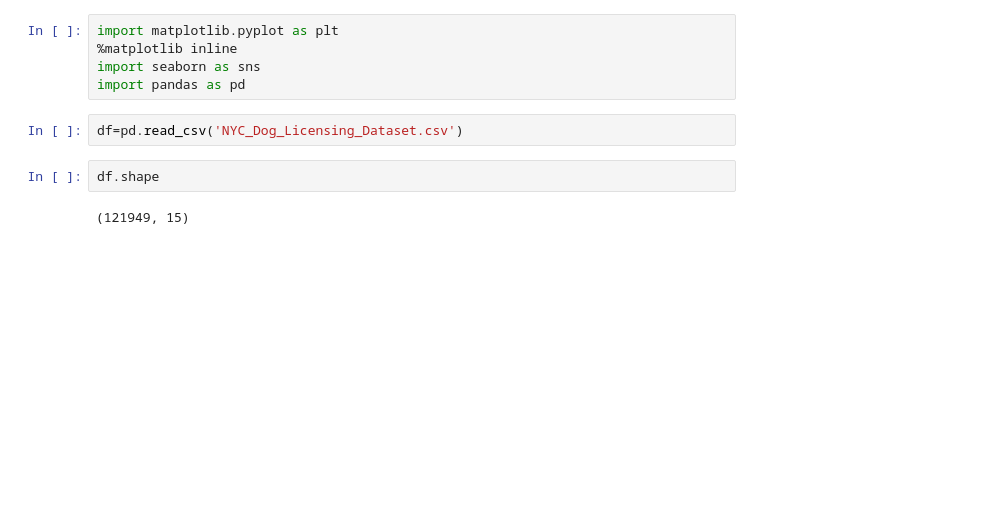
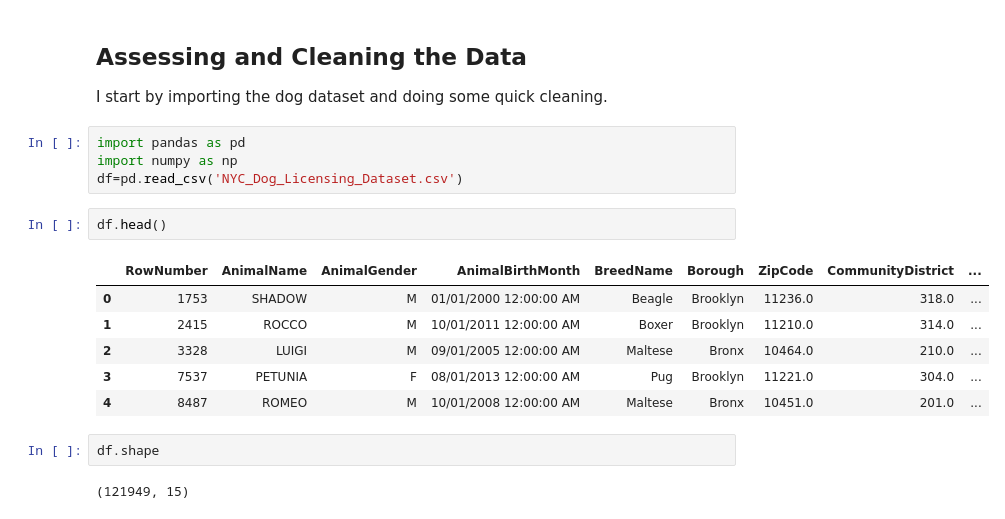
Before and after one commit to bogdanrabanca/pet_project, a Jupyter notebook: pet_project.ipynb, the cells around one changed output. Cells and saved outputs as stored; diff of their text form; blank space fills up the shorter version.

```diff
--- a/pet_project.ipynb
+++ b/pet_project.ipynb
@@ -1,10 +1,20 @@
-# %%
-import matplotlib.pyplot as plt
-%matplotlib inline
-import seaborn as sns
-import pandas as pd
-# %%
-df=pd.read_csv('NYC_Dog_Licensing_Dataset.csv')
+# %% [markdown]
+## Assessing and Cleaning the Data
+
+I start by importing the dog dataset and doing some quick cleaning.
+# %%
+import pandas as pd
+import numpy as np
+df=pd.read_csv('NYC_Dog_Licensing_Dataset.csv')
+# %%
+df.head()
+# %% [output]
+|  | RowNumber | AnimalName | AnimalGender | AnimalBirthMonth | BreedName | Borough | ZipCode | CommunityDistrict | ... |
+| 0 | 1753 | SHADOW | M | 01/01/2000 12:00:00 AM | Beagle | Brooklyn | 11236.0 | 318.0 | ... |
+| 1 | 2415 | ROCCO | M | 10/01/2011 12:00:00 AM | Boxer | Brooklyn | 11210.0 | 314.0 | ... |
+| 2 | 3328 | LUIGI | M | 09/01/2005 12:00:00 AM | Maltese | Bronx | 10464.0 | 210.0 | ... |
+| 3 | 7537 | PETUNIA | F | 08/01/2013 12:00:00 AM | Pug | Brooklyn | 11221.0 | 304.0 | ... |
+| 4 | 8487 | ROMEO | M | 10/01/2008 12:00:00 AM | Maltese | Bronx | 10451.0 | 201.0 | ... |
 # %%
 df.shape
 # %% [output]
```
Also changed, not shown: parts of 23 cells of this notebook.
